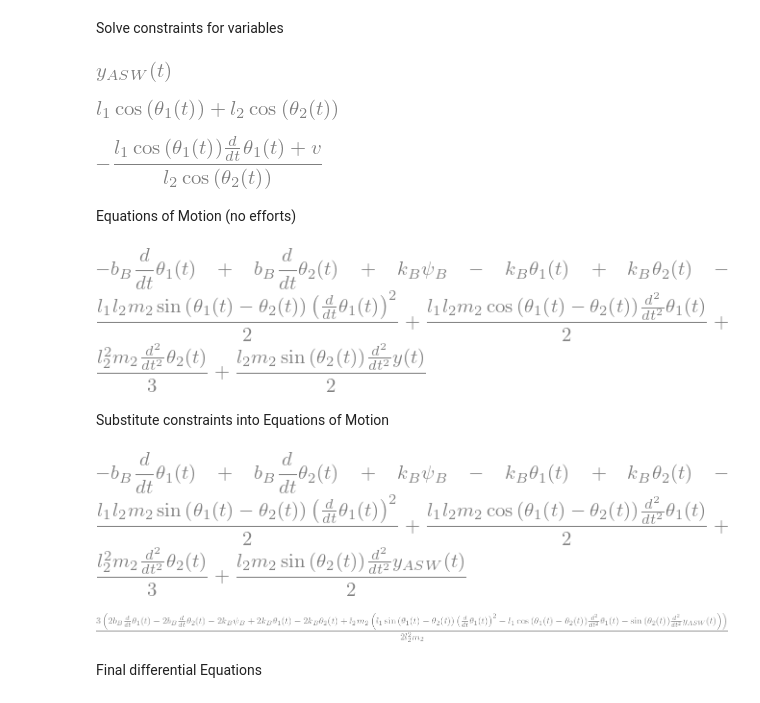
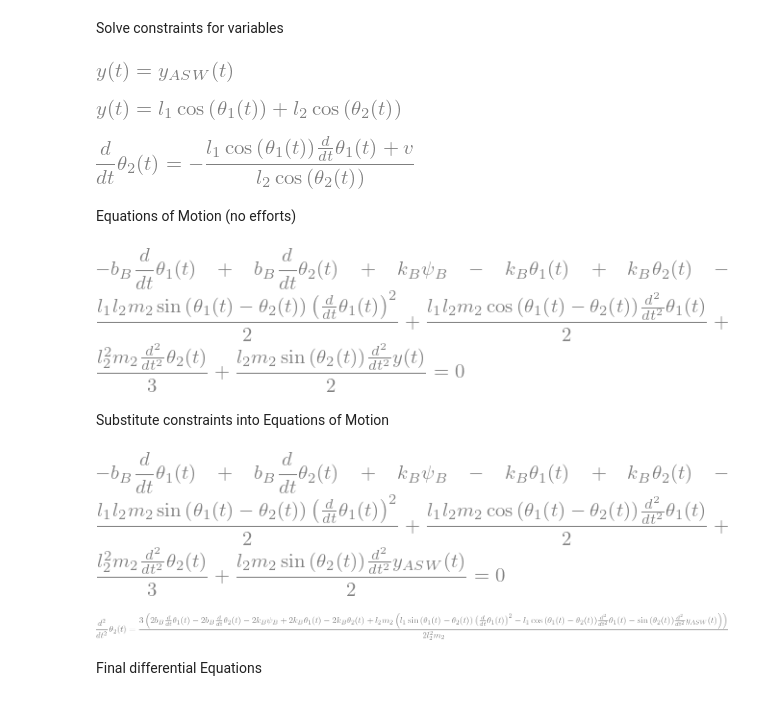
Before and after one commit to yobelabraham/ME469-Group1, a Jupyter notebook: Symbolic Computing/no_foot.ipynb, the cells around one changed output. Drawn from its saved outputs; the diff is of its cells as text; code cells hidden in the pictures.

```diff
--- a/Symbolic Computing/no_foot.ipynb
+++ b/Symbolic Computing/no_foot.ipynb
@@ -106,43 +106,44 @@ Solve constraints for variables
 # %%
 # Swing
 solve(const_SW_y_A, y)[0]
+Eq(y, y_A_SW)
 # %% [output]
-[figure, old version]
+[figure, new version]
 # %%
 # Foot Planted 1: y
 y_FP = solve(const_FP_y_C, y)[0]
-y_FP
+Eq(y, y_FP)
 # %% [output]
-[figure, old version]
+[figure, new version]
 # %%
 # Foot planted 2: omega_2
 omega_2FP = solve(const_FP_u_C.subs(y, y_FP), omega_2)[0]
 
-omega_2FP
+Eq(omega_2, omega_2FP)
 # %% [output]
-[figure, old version]
+[figure, new version]
 # %% [markdown]
 Equations of Motion (no efforts)
 # %%
 # theta_2
 EOM_2 = simplify(diff(diff(T, omega_2), t) - diff(T, theta_2) + diff(D, omega_2) + diff(V, theta_2))
-EOM_2
+Eq(EOM_2, 0)
 # %% [output]
-[figure, old version]
+[figure, new version]
 # %% [markdown]
 Substitute constraints into Equations of Motion
 # %%
 # Swing
 EOM_2_SW = EOM_2.subs(y, y_A_SW)
-EOM_2_SW
+Eq(EOM_2_SW, 0)
 # %% [output]
-[figure, old version]
+[figure, new version]
 # %%
 # Solve for derivative of omega_2
 alpha_2_SW = solve(EOM_2_SW, diff(omega_2, t))[0]
-alpha_2_SW
+Eq(diff(omega_2, t), alpha_2_SW)
 # %% [output]
-[figure, old version]
+[figure, new version]
 # %% [markdown]
 Final differential Equations
 # %% [markdown]
```
Also changed, not shown: 1 other file.
